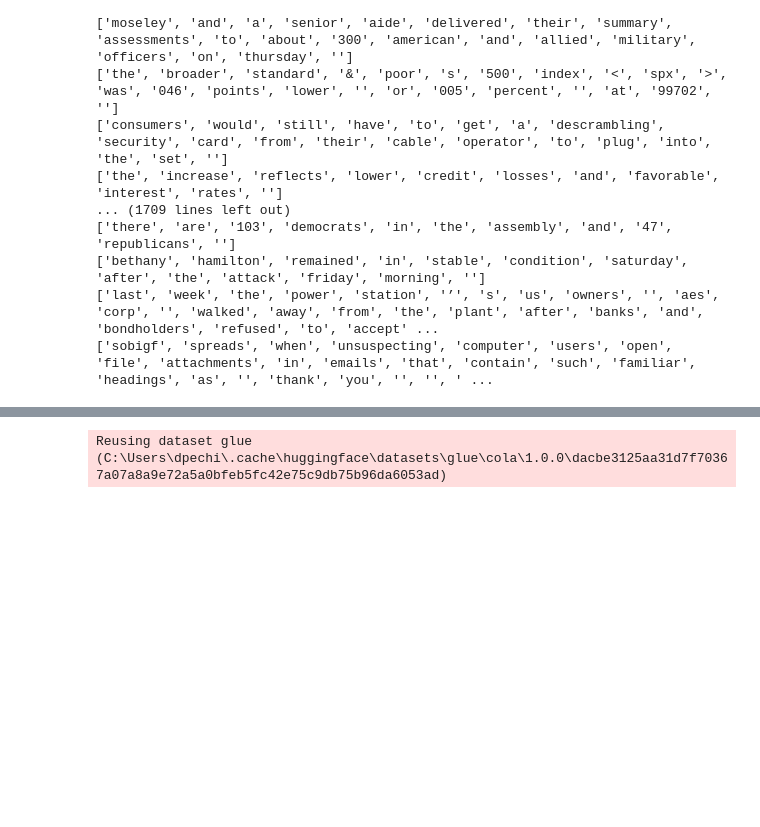
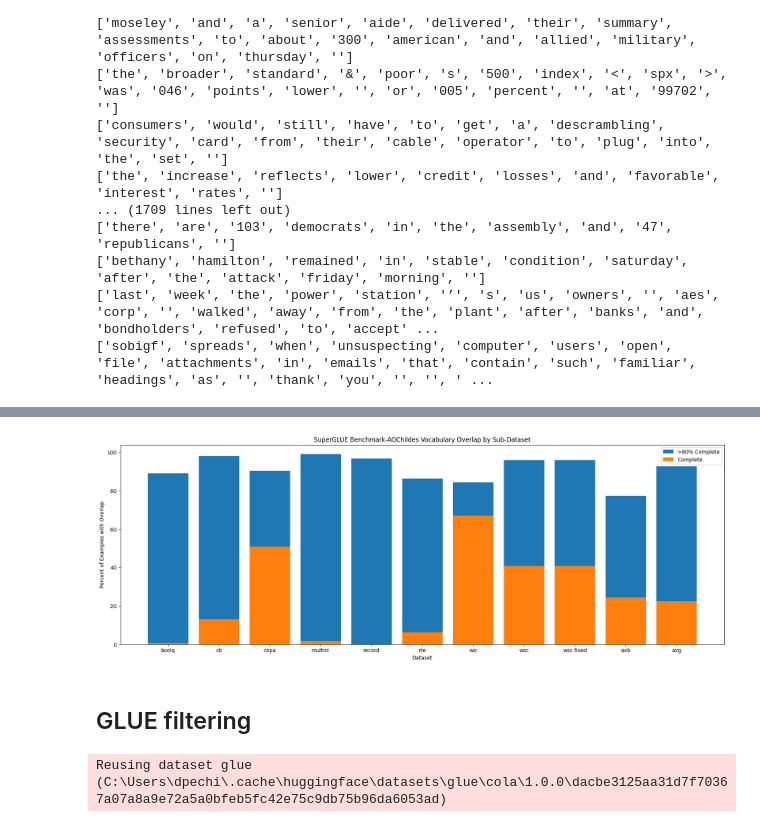
Before and after one commit to text-machine-lab/mini_bert, a Jupyter notebook: notebooks/Eval Dataset Vocabulary Analysis.ipynb, the cells around one changed output, grey strips where cells are left out. Cells and saved outputs as stored; diff of their text form; code cells hidden in the pictures; blank space fills up the shorter version.

```diff
--- a/notebooks/Eval Dataset Vocabulary Analysis.ipynb
+++ b/notebooks/Eval Dataset Vocabulary Analysis.ipynb
@@ -75,3 +703,17 @@ for n,sentence in enumerate(sentences):
+# %%
+plt.figure(figsize=(21,7))
+plt.title("SuperGLUE Benchmark-AOChildes Vocabulary Overlap by Sub-Dataset")
+plt.bar([ds[0] for ds in graph_data],[100*ds[3] for ds in graph_data],label='>80% Complete')
+plt.bar([ds[0] for ds in graph_data],[100*ds[1] for ds in graph_data],label='Complete')
+plt.xlabel('Dataset')
+plt.ylabel('Percent of Examples with Overlap')
+
+plt.legend()
+plt.show()
+# %% [output]
+[figure, added]
+# %% [markdown]
+## GLUE filtering
 # %%
 subsets = ['cola', 'sst2', 'mrpc', 'qqp', 'stsb', 'mnli', 'mnli_mismatched', 'mnli_matched', 'qnli', 'rte', 'wnli', 'ax']
 # subsets = ['cola']
```
Also changed, not shown: parts of 29 cells of this notebook.
